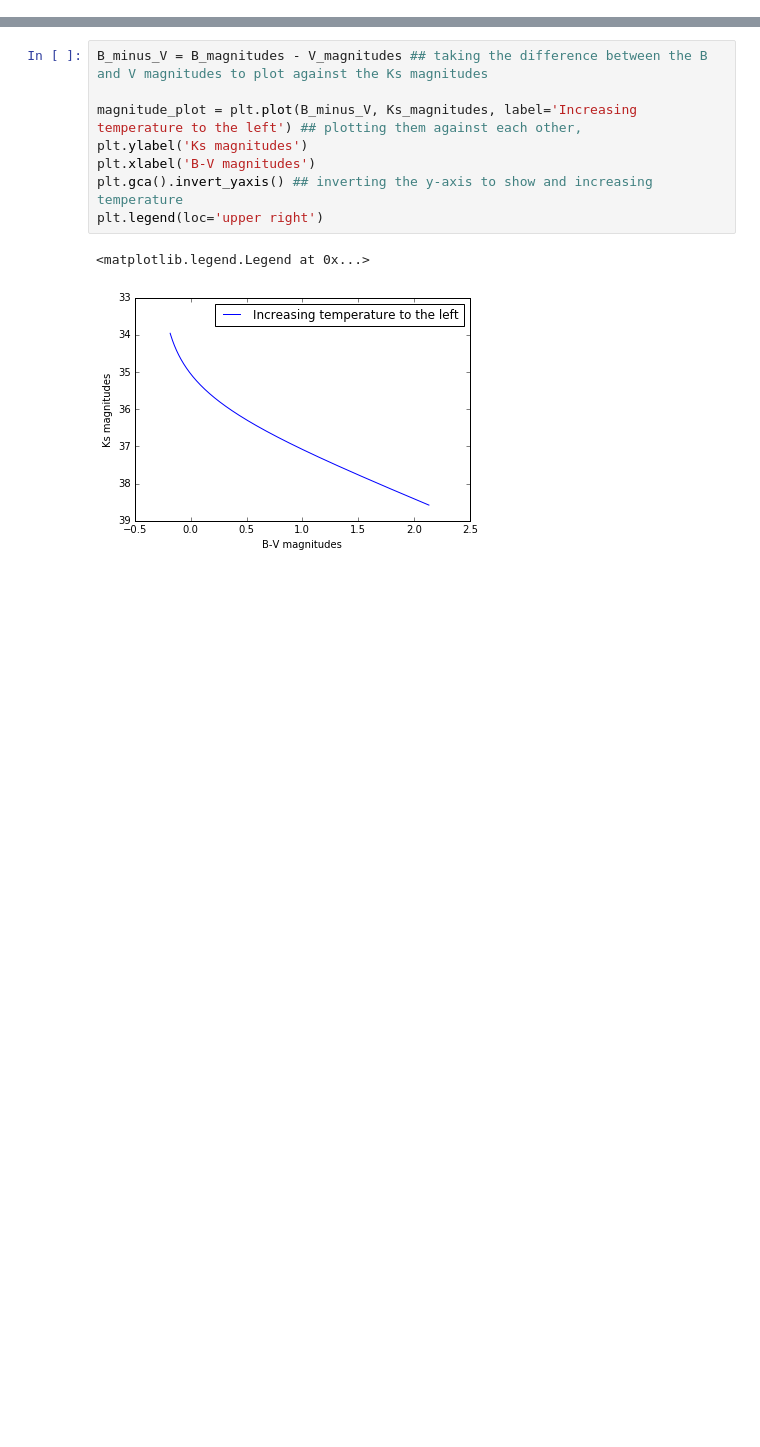
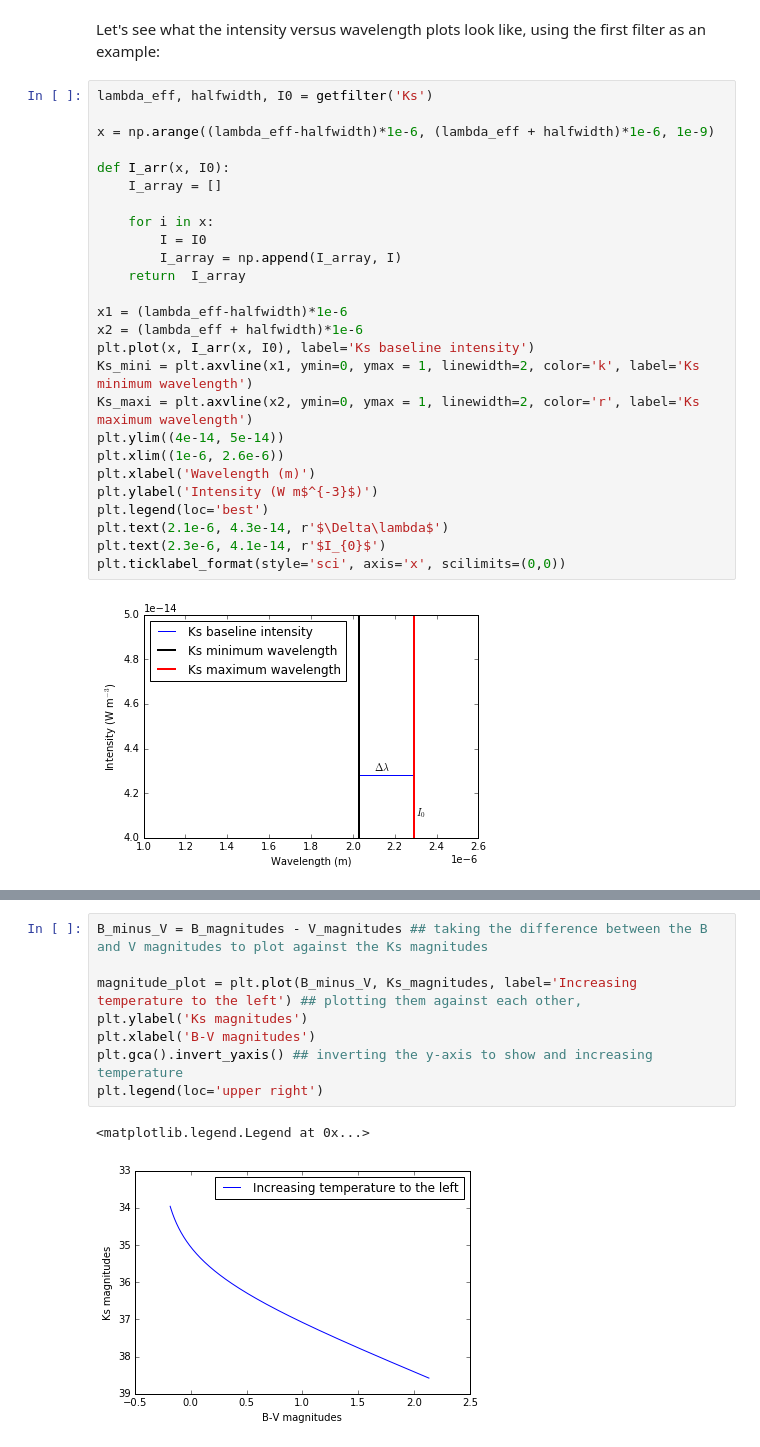
Before and after one commit to eliasog/ResearchFilters, a Jupyter notebook: Research_Filters.ipynb, the cells around one changed output, grey strips where cells are left out. Saved outputs shown, nothing was run; the diff lists cells and outputs as text; blank space fills up the shorter version.

```diff
--- a/Research_Filters.ipynb
+++ b/Research_Filters.ipynb
@@ -64,0 +98,30 @@ def getfilter(band):
+# %% [markdown]
+Let's see what the intensity versus wavelength plots look like, using the first filter as an example:
+# %%
+lambda_eff, halfwidth, I0 = getfilter('Ks')
+
+x = np.arange((lambda_eff-halfwidth)*1e-6, (lambda_eff + halfwidth)*1e-6, 1e-9)
+
+def I_arr(x, I0):
+    I_array = []
+
+    for i in x:
+        I = I0
+        I_array = np.append(I_array, I)
+    return  I_array
+
+x1 = (lambda_eff-halfwidth)*1e-6
+x2 = (lambda_eff + halfwidth)*1e-6
+plt.plot(x, I_arr(x, I0), label='Ks baseline intensity')
+Ks_mini = plt.axvline(x1, ymin=0, ymax = 1, linewidth=2, color='k', label='Ks minimum wavelength')
+Ks_maxi = plt.axvline(x2, ymin=0, ymax = 1, linewidth=2, color='r', label='Ks maximum wavelength')
+plt.ylim((4e-14, 5e-14))
+plt.xlim((1e-6, 2.6e-6))
+plt.xlabel('Wavelength (m)')
+plt.ylabel('Intensity (W m$^{-3}$)')
+plt.legend(loc='best')
+plt.text(2.1e-6, 4.3e-14, r'$\Delta\lambda$')
+plt.text(2.3e-6, 4.1e-14, r'$I_{0}$')
+plt.ticklabel_format(style='sci', axis='x', scilimits=(0,0))
+# %% [output]
+[figure, added]
```
Also changed, not shown: parts of 54 cells of this notebook.
